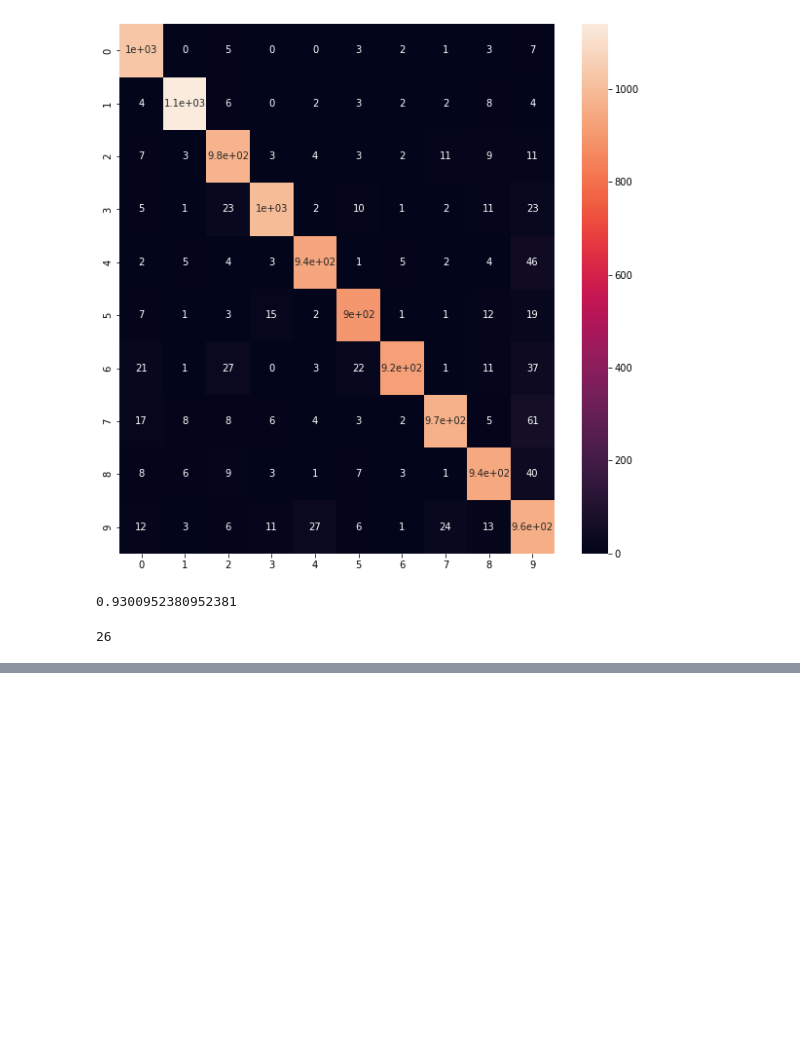
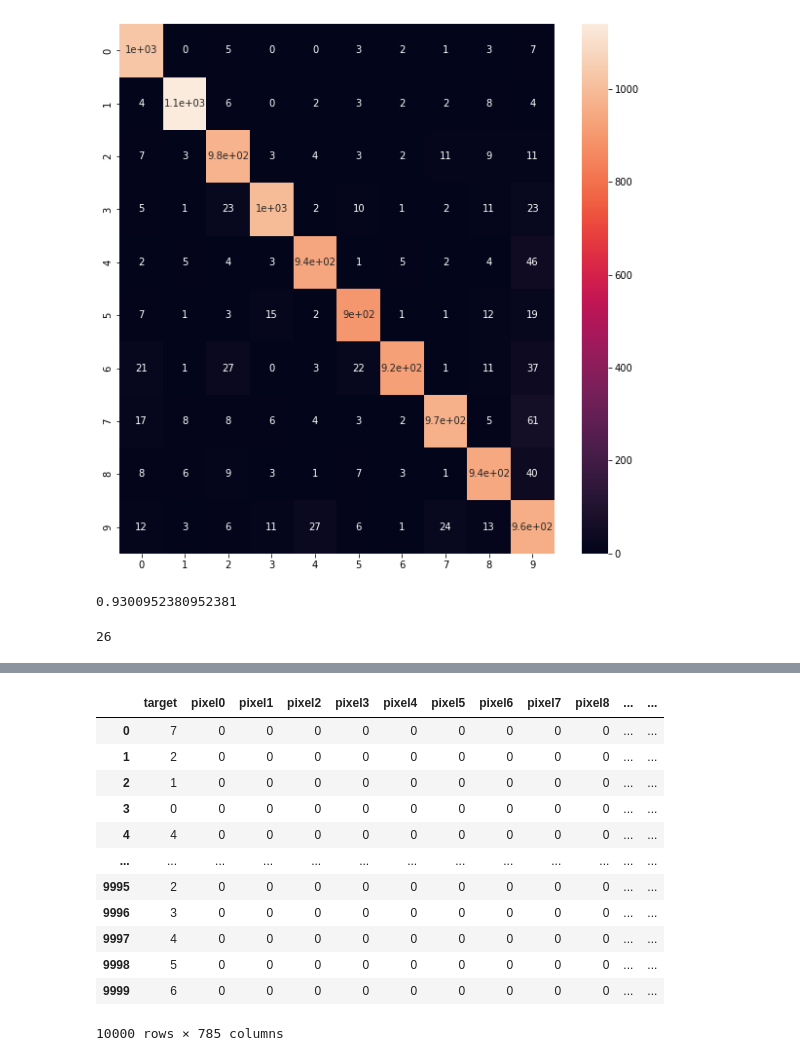
Before and after one commit to kuweg/purenn, a Jupyter notebook: mnist_nn_test.ipynb, the cells around one changed output, grey strips where cells are left out. Cells and saved outputs as stored; diff of their text form; code cells hidden in the pictures; blank space fills up the shorter version.

```diff
--- a/mnist_nn_test.ipynb
+++ b/mnist_nn_test.ipynb
@@ -174,0 +289,17 @@ len('Optimizer: GradientDescent')
+# %%
+df = pd.read_csv('mnist.csv')
+df
+# %% [output]
+|  | target | pixel0 | pixel1 | pixel2 | pixel3 | pixel4 | pixel5 | pixel6 | pixel7 | pixel8 | ... | ... |
+| 0 | 7 | 0 | 0 | 0 | 0 | 0 | 0 | 0 | 0 | 0 | ... | ... |
+| 1 | 2 | 0 | 0 | 0 | 0 | 0 | 0 | 0 | 0 | 0 | ... | ... |
+| 2 | 1 | 0 | 0 | 0 | 0 | 0 | 0 | 0 | 0 | 0 | ... | ... |
+| 3 | 0 | 0 | 0 | 0 | 0 | 0 | 0 | 0 | 0 | 0 | ... | ... |
+| 4 | 4 | 0 | 0 | 0 | 0 | 0 | 0 | 0 | 0 | 0 | ... | ... |
+| ... | ... | ... | ... | ... | ... | ... | ... | ... | ... | ... | ... | ... |
+| 9995 | 2 | 0 | 0 | 0 | 0 | 0 | 0 | 0 | 0 | 0 | ... | ... |
+| 9996 | 3 | 0 | 0 | 0 | 0 | 0 | 0 | 0 | 0 | 0 | ... | ... |
+| 9997 | 4 | 0 | 0 | 0 | 0 | 0 | 0 | 0 | 0 | 0 | ... | ... |
+| 9998 | 5 | 0 | 0 | 0 | 0 | 0 | 0 | 0 | 0 | 0 | ... | ... |
+| 9999 | 6 | 0 | 0 | 0 | 0 | 0 | 0 | 0 | 0 | 0 | ... | ... |
+10000 rows × 785 columns
```
Also changed, not shown: parts of 32 cells of this notebook, 8 other files.
